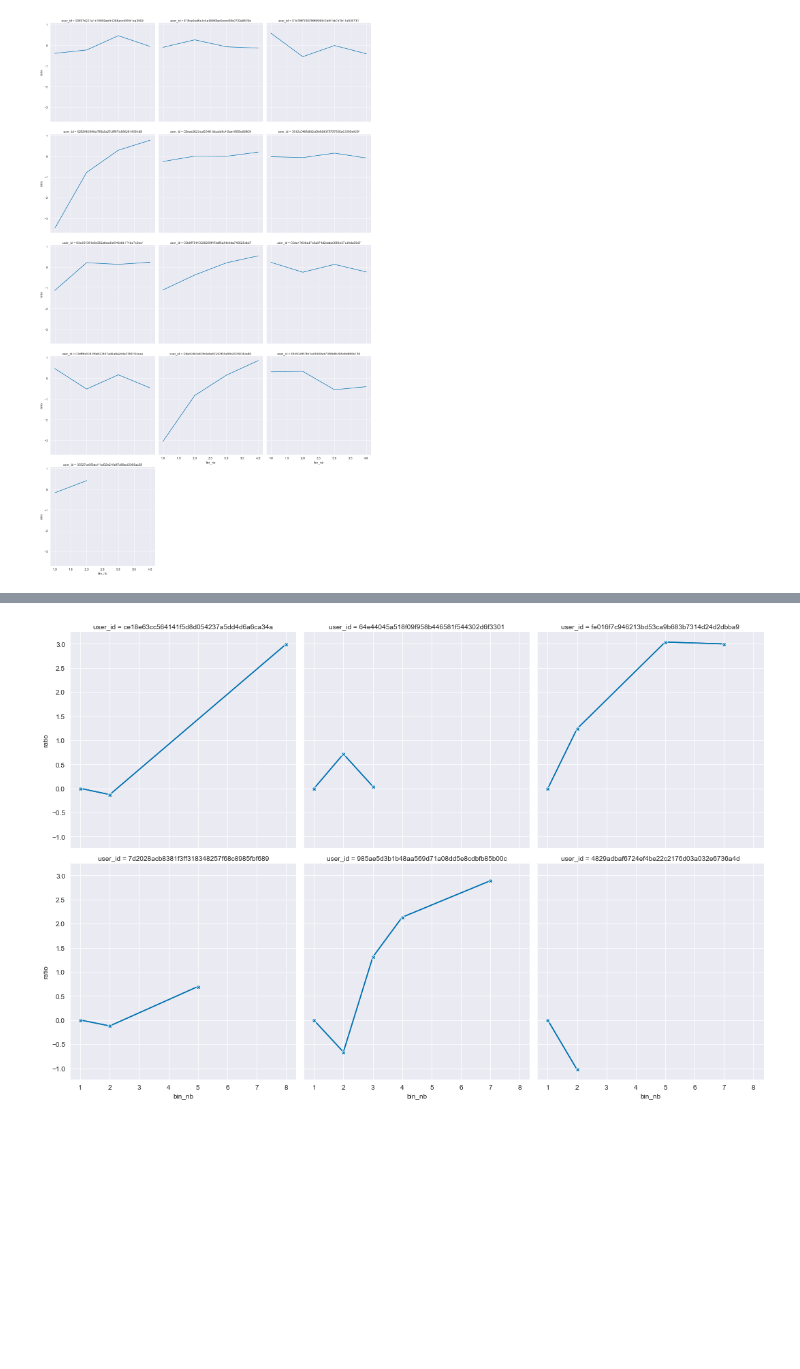
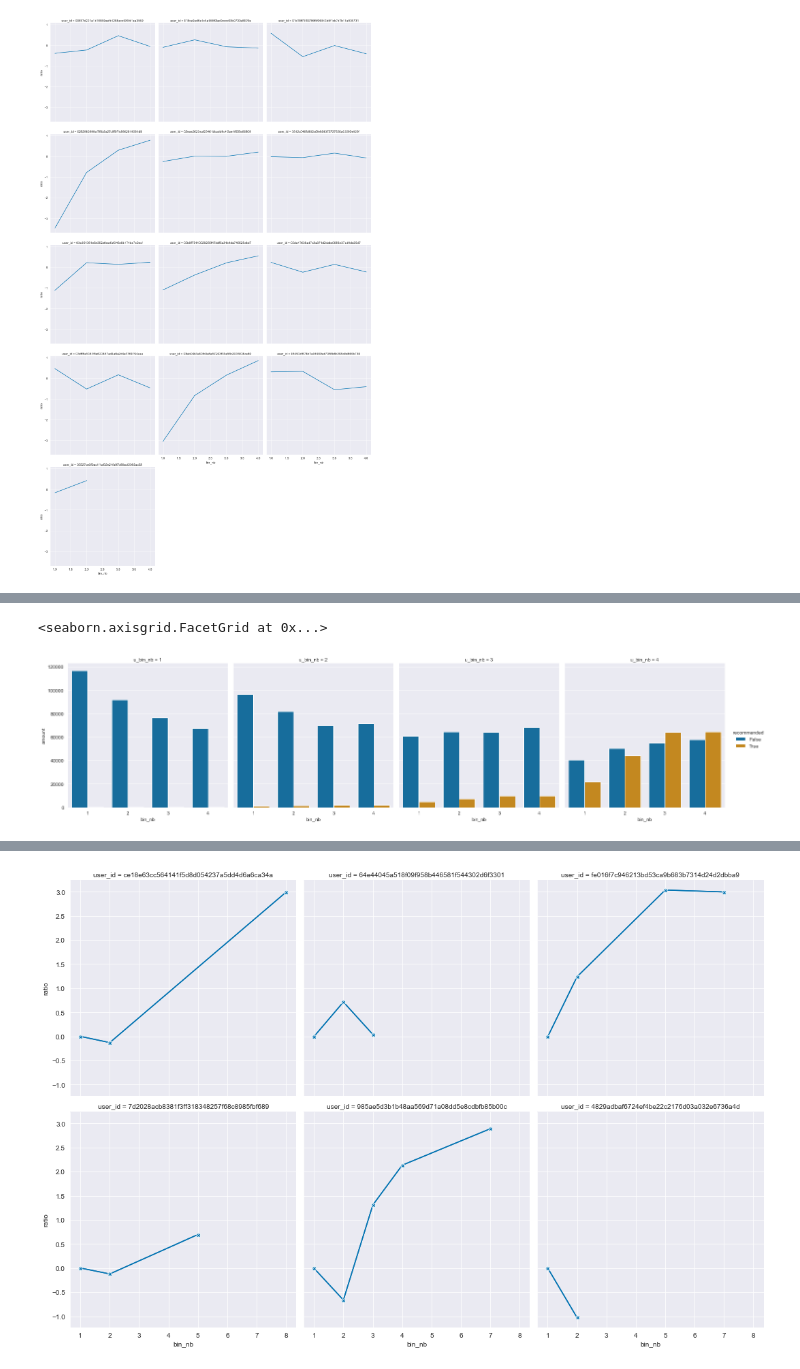
Before and after one commit to QuVil/cmb-recommendation, a Jupyter notebook: src/analysis/mainstream_tests.ipynb, the cells around one changed output, grey strips where cells are left out. Drawn from its saved outputs; the diff is of its cells as text; code cells hidden in the pictures; blank space fills up the shorter version.

```diff
--- a/src/analysis/mainstream_tests.ipynb
+++ b/src/analysis/mainstream_tests.ipynb
@@ -151,0 +263,3 @@ sns.relplot(x="bin_nb", y="ratio", kind="line", col="user_id", col_wrap=3, dashe
+# %%
+reco_mainstream = artist_data.merge(users_reco, left_on="user_id", right_on="user_id").drop(["ts", "listen_type", "listening_time", "album_id", "sng_id", "origin"], axis=1)
+reco_mainstream
@@ -151,0 +280,9 @@ sns.relplot(x="bin_nb", y="ratio", kind="line", col="user_id", col_wrap=3, dashe
+# %%
+reco_mainstream = reco_mainstream.groupby(["bin_nb", "u_bin_nb", "recommended"]).size()
+reco_mainstream = reco_mainstream.to_frame().reset_index()
+reco_mainstream.columns = ["bin_nb", "u_bin_nb", "recommended", "amount"]
+# %%
+sns.catplot(x="bin_nb", y="amount", col="u_bin_nb", hue="recommended", kind="bar", data=reco_mainstream)
+# %% [output]
+<seaborn.axisgrid.FacetGrid at 0x...>
+[figure, added]
```
Also changed, not shown: parts of 18 cells of this notebook, 3 other files.
